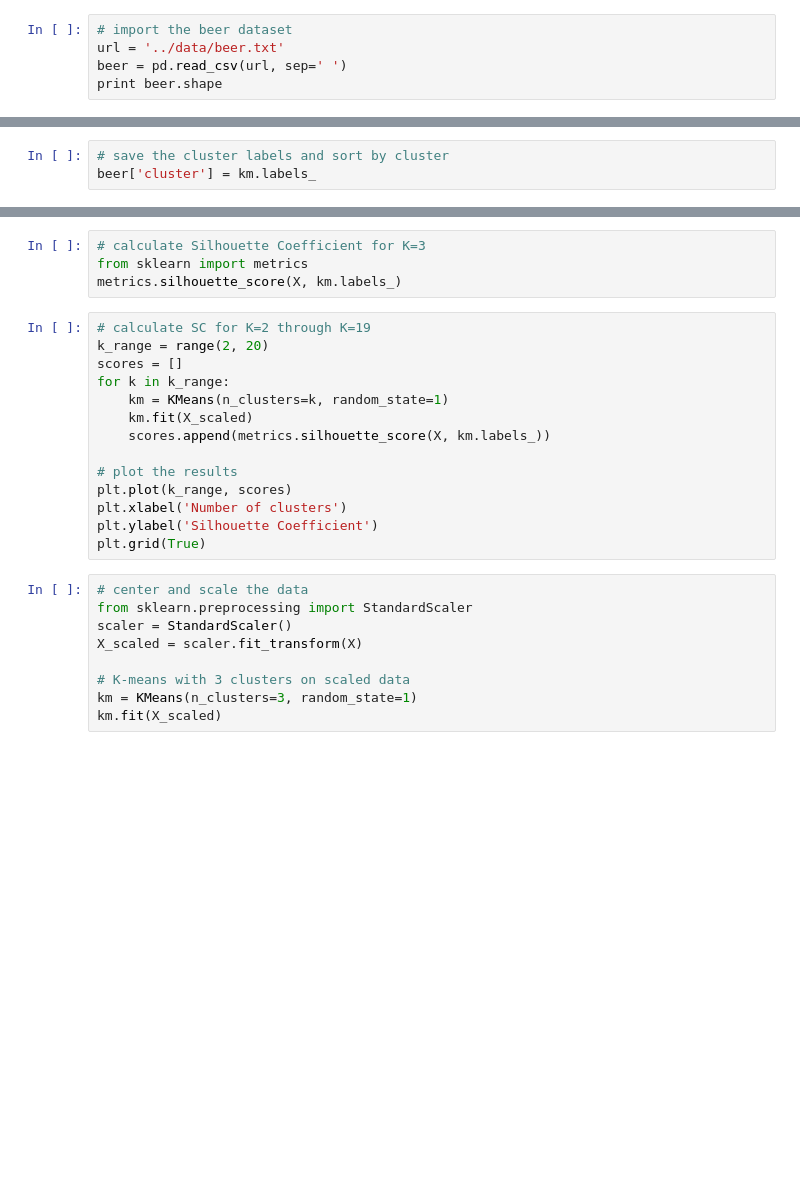
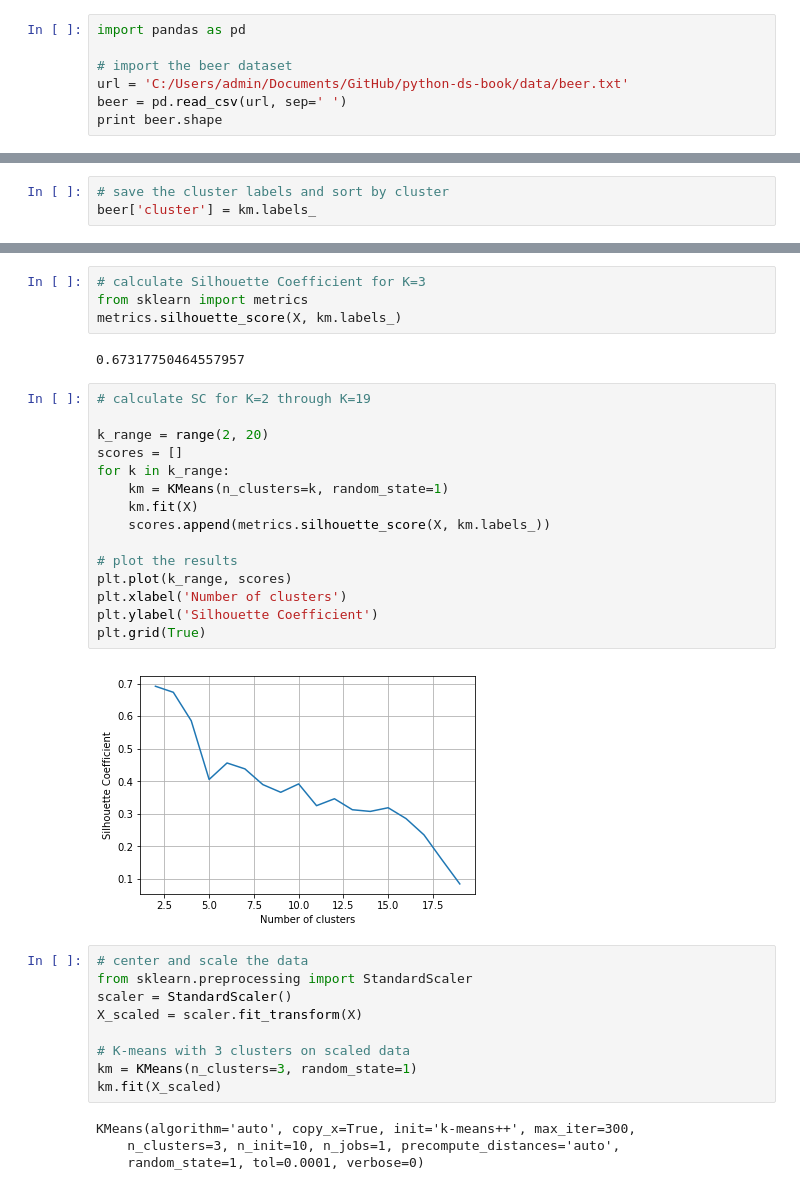
Before and after one commit to Forrest219/principles_of_data_science_chinese, a Jupyter notebook: ch11_case3_K-means clustering.ipynb, the cells around one changed output, grey strips where cells are left out. Drawn from its saved outputs; the diff is of its cells as text; blank space fills up the shorter version.

```diff
--- a/ch11_case3_K-means clustering.ipynb
+++ b/ch11_case3_K-means clustering.ipynb
@@ -10,7 +10,9 @@ red_center
 # %% [output]
 array([ 2.,  4.])
 # %%
+import pandas as pd
+
 # import the beer dataset
-url = '../data/beer.txt'
+url = 'C:/Users/admin/Documents/GitHub/python-ds-book/data/beer.txt'
 beer = pd.read_csv(url, sep=' ')
 print beer.shape
@@ -50,20 +67,25 @@ plt.ylabel('alcohol')
 # calculate Silhouette Coefficient for K=3
 from sklearn import metrics
 metrics.silhouette_score(X, km.labels_)
+# %% [output]
+0.67317750464557957
 # %%
 # calculate SC for K=2 through K=19
+
 k_range = range(2, 20)
 scores = []
 for k in k_range:
     km = KMeans(n_clusters=k, random_state=1)
-    km.fit(X_scaled)
+    km.fit(X)
     scores.append(metrics.silhouette_score(X, km.labels_))
 
 # plot the results
 plt.plot(k_range, scores)
 plt.xlabel('Number of clusters')
 plt.ylabel('Silhouette Coefficient')
 plt.grid(True)
+# %% [output]
+[figure, added]
 # %%
 # center and scale the data
 from sklearn.preprocessing import StandardScaler
@@ -73,3 +95,7 @@ X_scaled = scaler.fit_transform(X)
 # K-means with 3 clusters on scaled data
 km = KMeans(n_clusters=3, random_state=1)
 km.fit(X_scaled)
+# %% [output]
+KMeans(algorithm='auto', copy_x=True, init='k-means++', max_iter=300,
+    n_clusters=3, n_init=10, n_jobs=1, precompute_distances='auto',
+    random_state=1, tol=0.0001, verbose=0)
```
Also changed, not shown: parts of 4 cells of this notebook, 3 other files.
